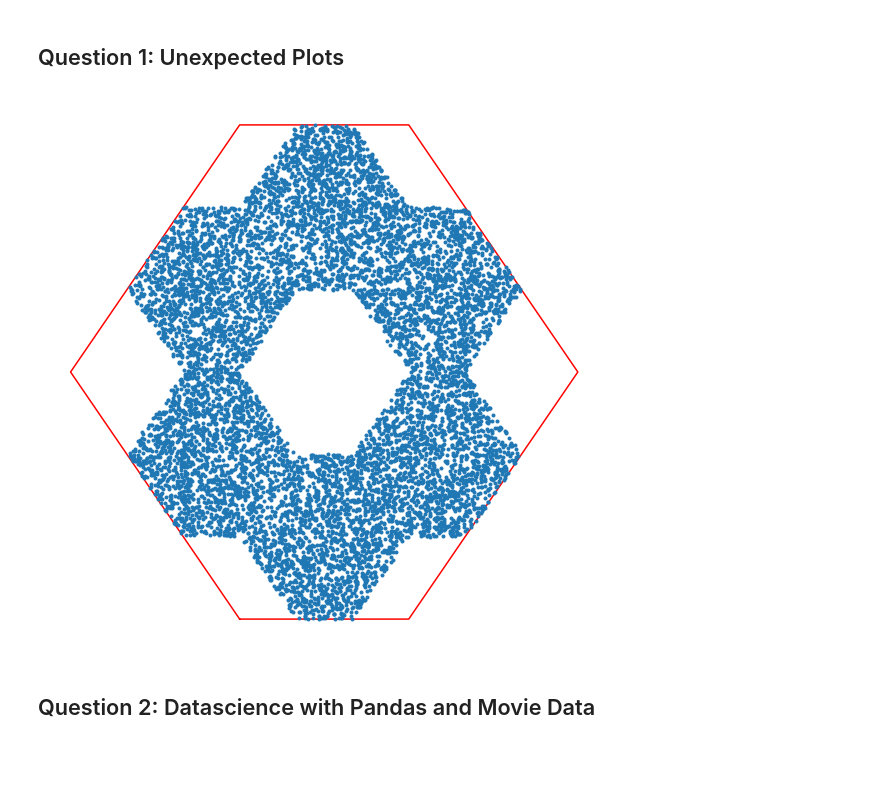
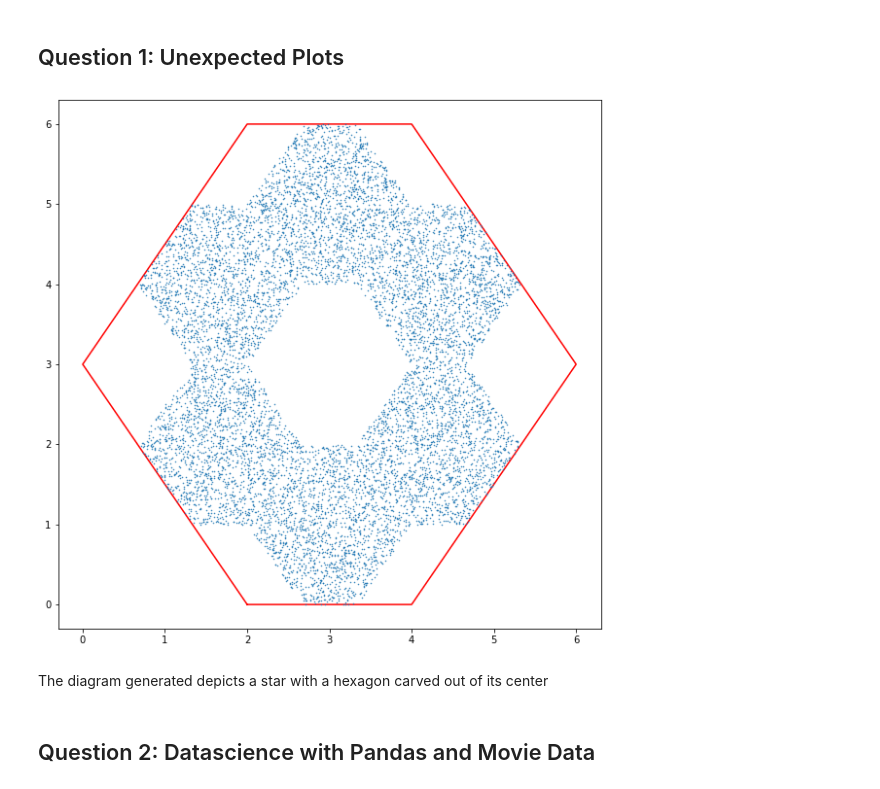
Before and after one commit to Sekyereamp1/DSI-Assignment, a Jupyter notebook: DSI_Assignment.ipynb, the cells around one changed output. Drawn from its saved outputs; the diff is of its cells as text; code cells hidden in the pictures; blank space fills up the shorter version.

```diff
--- a/DSI_Assignment.ipynb
+++ b/DSI_Assignment.ipynb
@@ -18,7 +18,7 @@ points = np.array([[2,0],[0,3],[2,6],[4,6],[6,3],[4,0],[2,0]])
 
 #plots the hexagon
 plt.figure(figsize=(10,10))
-plt.plot(points[:,0],points[:,1],'r-')
+plt.plot(points[:,0],points[:,1],'r-',markersize=0.5)
 
 #initialize list for centroid points
 lst = []
@@ -44,37 +44,46 @@ def inhexa(N):
         eqn4 = 2*y_t + 3*x_t - 24
         eqn5 = x_t - 6
 
         #condition for the region in the hexagon
         if (eqn1 > 0) & (eqn2<0) & (eqn3<0) & (eqn4<0) & (eqn5 < 0) & (x_t > 0):
             break
 
     return [x_t,y_t]
 
 for i in range(10000):
 
     # Generates random point in the hexagon
     P = inhexa(1000)
 
     # for the two random vertices adjacent to themselves
     num = np.random.choice(range(6))
+
     vertice1 = points[num,:]
-    vertice2 = points[num+1,:]
+
+    if num == 0:
+        ind = np.random.choice((1,-2))
+        vertice2 = points[num+ind,:]
+    else:
+        ind = np.random.choice((1,-1))
+        vertice2 = points[num+ind,:]
 
     # computes the new centroid
     P = [1/3 *(P[0]+vertice1[0]+ vertice2[0]), 1/3 *(P[1]+vertice1[1]+ vertice2[1])]
 
     # appends new centroid to the list
     lst.append(P)
 
 #changing lst to array for easy plot
 centroids =  np.asarray(lst)
 
 #plot of centroid points
-plt.plot(centroids[:,0],centroids[:,1],'.')
-plt.axis('off')
+plt.plot(centroids[:,0],centroids[:,1],'o', markersize=0.5)
+#plt.axis('off')
 plt.show()
 # %% [output]
-[figure, old version]
+[figure, new version]
+# %% [markdown]
+The diagram generated depicts a star with a hexagon carved out of its center
 # %% [markdown]
 ## Question 2: Datascience with Pandas and Movie Data
 # %% [markdown]
```
Also changed, not shown: parts of 8 cells of this notebook.
